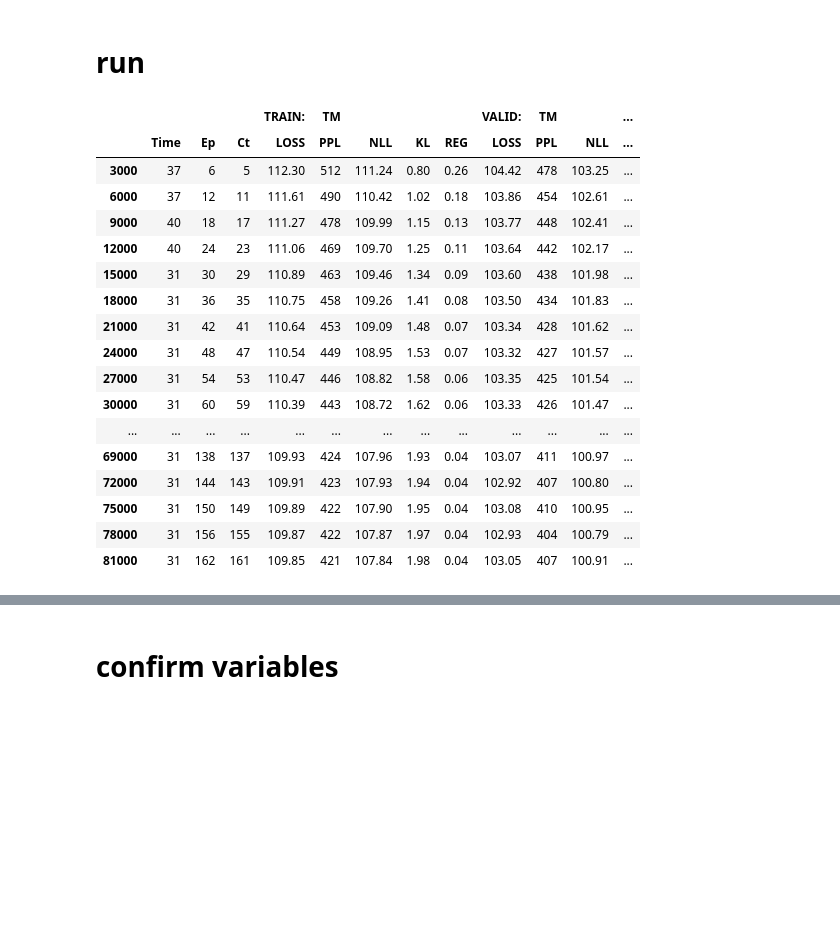
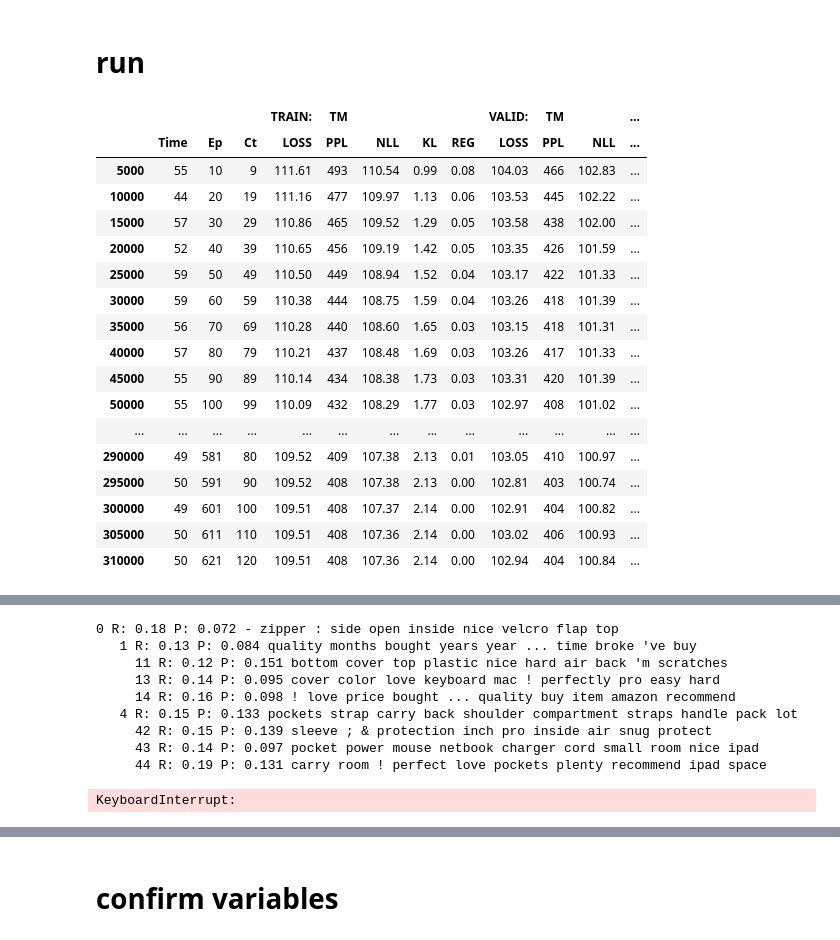
Before and after one commit to numarrsh/tsntm, a Jupyter notebook: nCRP-TOPIC-VAE-NONPARA.ipynb, the cells around one changed output, grey strips where cells are left out. Saved outputs shown, nothing was run; the diff lists cells and outputs as text; code cells hidden in the pictures; blank space fills up the shorter version.

```diff
--- a/nCRP-TOPIC-VAE-NONPARA.ipynb
+++ b/nCRP-TOPIC-VAE-NONPARA.ipynb
@@ -451,12 +457,16 @@ def get_loss(sess, batches, model):
         n_topics_list.append(n_topics_batch)
     loss_mean, topic_loss_recon_mean, topic_loss_kl_mean, topic_loss_reg_mean = np.mean(losses, 0)
     ppl_mean = np.exp(np.mean(ppl_list))
+
     probs_topic = np.concatenate(prob_topic_list, 0)
-    rads_bow = np.concatenate(rads_bow_list, 0)
-    rads_bow_mean = np.sum(rads_bow, 0) / np.sum(rads_bow)
+
     n_bow = np.concatenate(n_bow_list, 0)
     n_topics = np.concatenate(n_topics_list, 0)
     probs_topic_mean = np.sum(n_topics, 0) / np.sum(n_bow)
+
+    rads_bow = np.concatenate(rads_bow_list, 0)
+    rads_bow_mean = np.cos(np.sum(rads_bow, 0) / np.sum(n_topics, 0))
+
     return loss_mean, topic_loss_recon_mean, topic_loss_kl_mean, topic_loss_reg_mean, ppl_mean, rads_bow_mean, probs_topic_mean
 # %%
 def print_topic_sample(tree_idxs, sess=None, model=None, rads_bow=None, probs_topic=None, parent_idx=0, topics_freq_bow_idxs=None, depth = 0):
@@ -535,10 +550,10 @@ log_df = pd.DataFrame(columns=pd.MultiIndex.from_tuples(
 #           1:[10, 11], 2:[20, 21]}
 
 tree_idxs = {0:[1, 2, 3, 4],
-              1:[10, 11], 2:[20, 21], 3:[30, 31], 4:[40, 41]}
+              1:[11, 12], 2:[21, 22], 3:[31, 32], 4:[41, 42]}
 
-tree_idxs = {0:[1, 2, 3],
-              1:[10, 11, 12], 2:[20, 21, 22], 3:[30, 31, 32]}
+# tree_idxs = {0:[1, 2, 3],
+#               1:[10, 11, 12], 2:[20, 21, 22], 3:[30, 31, 32]}
 
 
 if 'sess' in globals(): sess.close()
@@ -569,59 +584,58 @@ while epoch < config.epochs:
 
         # validate
 #         if global_step_log % config.log_period == 0:
-        if global_step_log % 3000 == 0:
+        if global_step_log % 5000 == 0:
             loss_train, topic_loss_recon_train, topic_loss_kl_train, topic_loss_reg_train = np.mean(losses_train, 0)
             ppl_train = np.exp(np.mean(ppls_train))
             loss_dev, topic_loss_recon_dev, topic_loss_kl_dev, topic_loss_reg_dev, ppl_dev, rads_bow_dev, probs_topic_dev = get_loss(sess, dev_batches, model)
 
             # log
             clear_output()
             time_log = int(time.time() - time_start)
             log_series = pd.Series([time_log, epoch, ct, \
                     '%.2f'%loss_train, '%.0f'%ppl_train, '%.2f'%topic_loss_recon_train, '%.2f'%topic_loss_kl_train, '%.2f'%topic_loss_reg_train, \
                     '%.2f'%loss_dev, '%.0f'%ppl_dev, '%.2f'%topic_loss_recon_dev, '%.2f'%topic_loss_kl_dev, '%.2f'%topic_loss_reg_dev],
                     index=log_df.columns)
             log_df.loc[global_step_log] = log_series
             display(log_df)
 
             # visualize topic
             print_topic_sample(tree_idxs, sess, model, rads_bow_dev, probs_topic_dev)
             time_start = time.time()
 
             # update tree
-            if global_step_log % 3000 == 0:
-#                 tree_idxs, update_tree_flg = update_tree(rads_bow_dev, model, threshold=1000)
-                tree_idxs, update_tree_flg = update_tree(rads_bow_dev, probs_topic_dev, model, add_threshold=0.2, remove_threshold=0.02)
-                if update_tree_flg:
-                    print(tree_idxs)
-                    name_variables = {tensor.name: variable for tensor, variable in zip(tf.global_variables(), sess.run(tf.global_variables()))} # store paremeters
-                    if 'sess' in globals(): sess.close()
-                    model = Model(config, tree_idxs)
-                    sess = tf.Session(config=tf.ConfigProto(intra_op_parallelism_threads=1, inter_op_parallelism_threads=1))
-                    name_tensors = {tensor.name: tensor for tensor in tf.global_variables()}
-                    sess.run([name_tensors[name].assign(variable) for name, variable in name_variables.items()]) # restore parameters
+#             if global_step_log % 3000 == 0:
+            tree_idxs, update_tree_flg = update_tree(rads_bow_dev, probs_topic_dev, model, add_threshold=0.15, remove_threshold=0.05)
+            if update_tree_flg:
+                print(tree_idxs)
+                name_variables = {tensor.name: variable for tensor, variable in zip(tf.global_variables(), sess.run(tf.global_variables()))} # store paremeters
+                if 'sess' in globals(): sess.close()
+                model = Model(config, tree_idxs)
+                sess = tf.Session(config=tf.ConfigProto(intra_op_parallelism_threads=1, inter_op_parallelism_threads=1))
+                name_tensors = {tensor.name: tensor for tensor in tf.global_variables()}
+                sess.run([name_tensors[name].assign(variable) for name, variable in name_variables.items()]) # restore parameters
 
     train_batches = get_batches(instances_train, config.batch_size, iterator=True)
     epoch += 1
 
 display(log_df)
-print_topic_sample()
+print_topic_sample(tree_idxs, sess, model, rads_bow_dev, probs_topic_dev)
 # %% [output]
 |  |  |  |  | TRAIN: | TM |  |  |  | VALID: | TM |  | ... |
 |  | Time | Ep | Ct | LOSS | PPL | NLL | KL | REG | LOSS | PPL | NLL | ... |
-| 3000 | 37 | 6 | 5 | 112.30 | 512 | 111.24 | 0.80 | 0.26 | 104.42 | 478 | 103.25 | ... |
-| 6000 | 37 | 12 | 11 | 111.61 | 490 | 110.42 | 1.02 | 0.18 | 103.86 | 454 | 102.61 | ... |
-| 9000 | 40 | 18 | 17 | 111.27 | 478 | 109.99 | 1.15 | 0.13 | 103.77 | 448 | 102.41 | ... |
-| 12000 | 40 | 24 | 23 | 111.06 | 469 | 109.70 | 1.25 | 0.11 | 103.64 | 442 | 102.17 | ... |
-| 15000 | 31 | 30 | 29 | 110.89 | 463 | 109.46 | 1.34 | 0.09 | 103.60 | 438 | 101.98 | ... |
-| 18000 | 31 | 36 | 35 | 110.75 | 458 | 109.26 | 1.41 | 0.08 | 103.50 | 434 | 101.83 | ... |
-| 21000 | 31 | 42 | 41 | 110.64 | 453 | 109.09 | 1.48 | 0.07 | 103.34 | 428 | 101.62 | ... |
-| 24000 | 31 | 48 | 47 | 110.54 | 449 | 108.95 | 1.53 | 0.07 | 103.32 | 427 | 101.57 | ... |
-| 27000 | 31 | 54 | 53 | 110.47 | 446 | 108.82 | 1.58 | 0.06 | 103.35 | 425 | 101.54 | ... |
-| 30000 | 31 | 60 | 59 | 110.39 | 443 | 108.72 | 1.62 | 0.06 | 103.33 | 426 | 101.47 | ... |
+| 5000 | 55 | 10 | 9 | 111.61 | 493 | 110.54 | 0.99 | 0.08 | 104.03 | 466 | 102.83 | ... |
+| 10000 | 44 | 20 | 19 | 111.16 | 477 | 109.97 | 1.13 | 0.06 | 103.53 | 445 | 102.22 | ... |
+| 15000 | 57 | 30 | 29 | 110.86 | 465 | 109.52 | 1.29 | 0.05 | 103.58 | 438 | 102.00 | ... |
+| 20000 | 52 | 40 | 39 | 110.65 | 456 | 109.19 | 1.42 | 0.05 | 103.35 | 426 | 101.59 | ... |
+| 25000 | 59 | 50 | 49 | 110.50 | 449 | 108.94 | 1.52 | 0.04 | 103.17 | 422 | 101.33 | ... |
+| 30000 | 59 | 60 | 59 | 110.38 | 444 | 108.75 | 1.59 | 0.04 | 103.26 | 418 | 101.39 | ... |
+| 35000 | 56 | 70 | 69 | 110.28 | 440 | 108.60 | 1.65 | 0.03 | 103.15 | 418 | 101.31 | ... |
+| 40000 | 57 | 80 | 79 | 110.21 | 437 | 108.48 | 1.69 | 0.03 | 103.26 | 417 | 101.33 | ... |
+| 45000 | 55 | 90 | 89 | 110.14 | 434 | 108.38 | 1.73 | 0.03 | 103.31 | 420 | 101.39 | ... |
+| 50000 | 55 | 100 | 99 | 110.09 | 432 | 108.29 | 1.77 | 0.03 | 102.97 | 408 | 101.02 | ... |
 | ... | ... | ... | ... | ... | ... | ... | ... | ... | ... | ... | ... | ... |
-| 69000 | 31 | 138 | 137 | 109.93 | 424 | 107.96 | 1.93 | 0.04 | 103.07 | 411 | 100.97 | ... |
-| 72000 | 31 | 144 | 143 | 109.91 | 423 | 107.93 | 1.94 | 0.04 | 102.92 | 407 | 100.80 | ... |
-| 75000 | 31 | 150 | 149 | 109.89 | 422 | 107.90 | 1.95 | 0.04 | 103.08 | 410 | 100.95 | ... |
-| 78000 | 31 | 156 | 155 | 109.87 | 422 | 107.87 | 1.97 | 0.04 | 102.93 | 404 | 100.79 | ... |
-| 81000 | 31 | 162 | 161 | 109.85 | 421 | 107.84 | 1.98 | 0.04 | 103.05 | 407 | 100.91 | ... |
+| 290000 | 49 | 581 | 80 | 109.52 | 409 | 107.38 | 2.13 | 0.01 | 103.05 | 410 | 100.97 | ... |
+| 295000 | 50 | 591 | 90 | 109.52 | 408 | 107.38 | 2.13 | 0.00 | 102.81 | 403 | 100.74 | ... |
+| 300000 | 49 | 601 | 100 | 109.51 | 408 | 107.37 | 2.14 | 0.00 | 102.91 | 404 | 100.82 | ... |
+| 305000 | 50 | 611 | 110 | 109.51 | 408 | 107.36 | 2.14 | 0.00 | 103.02 | 406 | 100.93 | ... |
+| 310000 | 50 | 621 | 120 | 109.51 | 408 | 107.36 | 2.14 | 0.00 | 102.94 | 404 | 100.84 | ... |
@@ -638,0 +643,10 @@ print_topic_sample()
+0 R: 0.18 P: 0.072 - zipper : side open inside nice velcro flap top
+   1 R: 0.13 P: 0.084 quality months bought years year ... time broke 've buy
+     11 R: 0.12 P: 0.151 bottom cover top plastic nice hard air back 'm scratches
+     13 R: 0.14 P: 0.095 cover color love keyboard mac ! perfectly pro easy hard
+     14 R: 0.16 P: 0.098 ! love price bought ... quality buy item amazon recommend
+   4 R: 0.15 P: 0.133 pockets strap carry back shoulder compartment straps handle pack lot
+     42 R: 0.15 P: 0.139 sleeve ; & protection inch pro inside air snug protect
+     43 R: 0.14 P: 0.097 pocket power mouse netbook charger cord small room nice ipad
+     44 R: 0.19 P: 0.131 carry room ! perfect love pockets plenty recommend ipad space
+KeyboardInterrupt:
```
Also changed, not shown: parts of 9 cells of this notebook, 2 other files.
